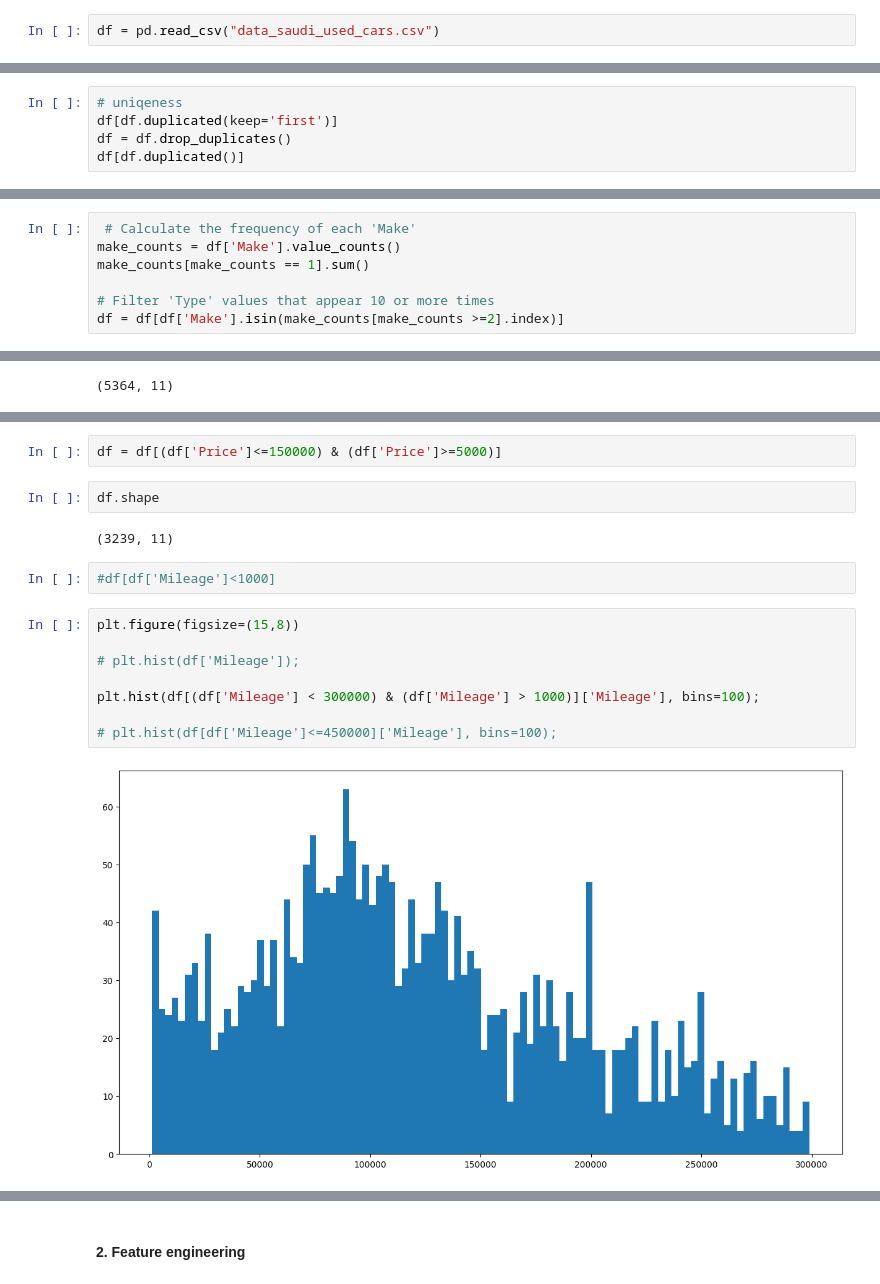
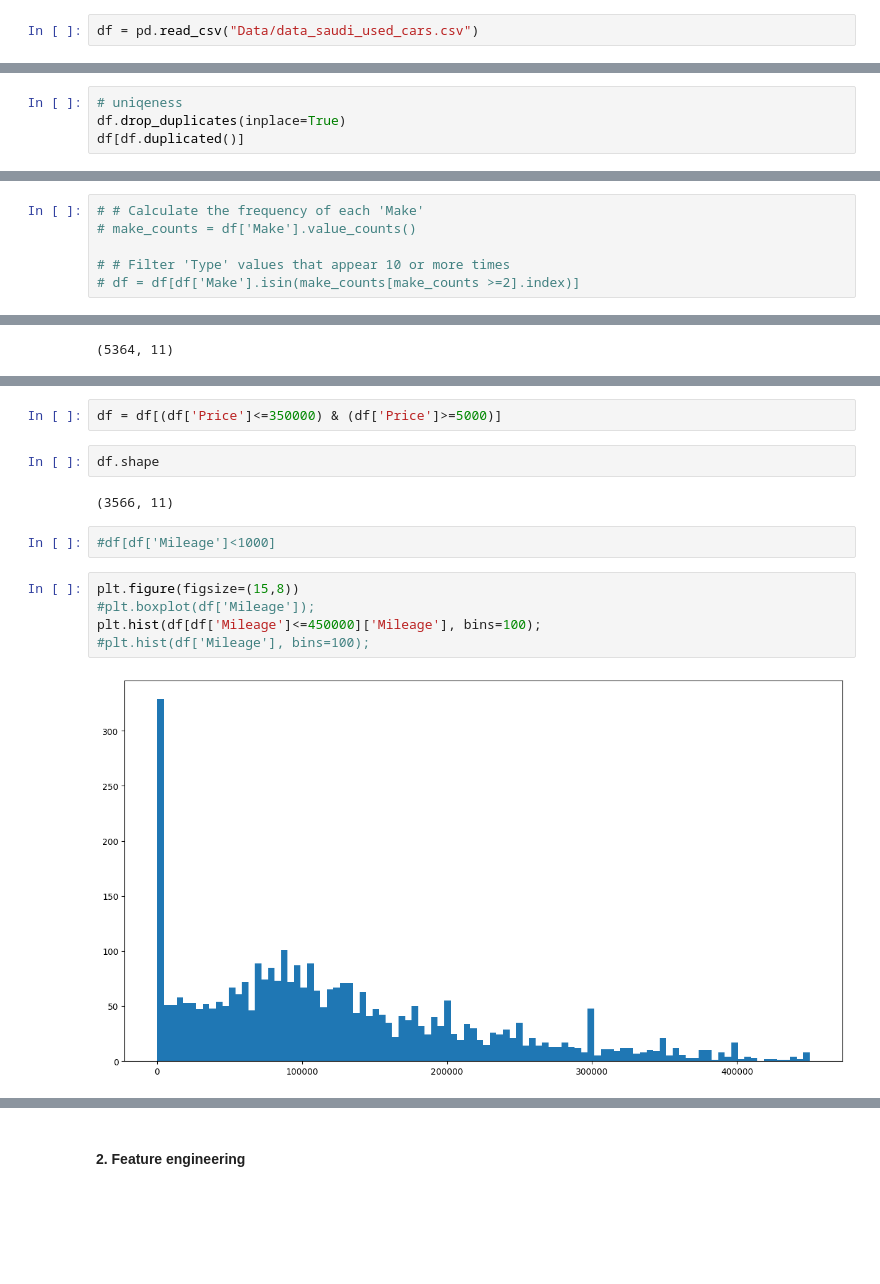
Before and after one commit to asqht/Usecase-4, a Jupyter notebook: ML/Regression/01 ML - Linear_Regression.ipynb, the cells around one changed output, grey strips where cells are left out. Drawn from its saved outputs; the diff is of its cells as text; blank space fills up the shorter version.

```diff
--- a/ML/Regression/01 ML - Linear_Regression.ipynb
+++ b/ML/Regression/01 ML - Linear_Regression.ipynb
@@ -20,7 +20,7 @@ from sklearn import metrics
 # %% [markdown]
 ## Load the Data
 # %%
-df = pd.read_csv("data_saudi_used_cars.csv")
+df = pd.read_csv("Data/data_saudi_used_cars.csv")
 # %%
 df.shape
 # %% [output]
@@ -37,8 +37,7 @@ df.head(2)
 #### 1. Simple EDA + Data Quality checking
 # %%
 # uniqeness
-df[df.duplicated(keep='first')]
-df = df.drop_duplicates()
+df.drop_duplicates(inplace=True)
 df[df.duplicated()]
 # %% [output]
 |  | Type | Region | Make | Gear_Type | Origin | Options | Year | Engine_Size | Mileage | Negotiable | ... |
@@ -134,12 +95,11 @@ df.shape
 # %% [output]
 (5364, 11)
 # %%
- # Calculate the frequency of each 'Make'
-make_counts = df['Make'].value_counts()
-make_counts[make_counts == 1].sum()
+# # Calculate the frequency of each 'Make'
+# make_counts = df['Make'].value_counts()
 
-# Filter 'Type' values that appear 10 or more times
-df = df[df['Make'].isin(make_counts[make_counts >=2].index)]
+# # Filter 'Type' values that appear 10 or more times
+# df = df[df['Make'].isin(make_counts[make_counts >=2].index)]
 # %%
 df.shape
 # %% [output]
@@ -157,19 +116,16 @@ plt.hist(df[(df['Price']<=150000) & (df['Price']>3000)]['Price'], bins=100); # A
 # %%
-df = df[(df['Price']<=150000) & (df['Price']>=5000)]
+df = df[(df['Price']<=350000) & (df['Price']>=5000)]
 # %%
 df.shape
 # %% [output]
-(3239, 11)
+(3566, 11)
 # %%
 #df[df['Mileage']<1000]
 # %%
 plt.figure(figsize=(15,8))
-
-# plt.hist(df['Mileage']);
-
-plt.hist(df[(df['Mileage'] < 300000) & (df['Mileage'] > 1000)]['Mileage'], bins=100);
-
-# plt.hist(df[df['Mileage']<=450000]['Mileage'], bins=100);
+#plt.boxplot(df['Mileage']);
+plt.hist(df[df['Mileage']<=450000]['Mileage'], bins=100);
+#plt.hist(df['Mileage'], bins=100);
 # %% [output]
-[figure, old version]
+[figure, new version]
 # %%
```
Also changed, not shown: parts of 50 cells of this notebook, 2 other files.
